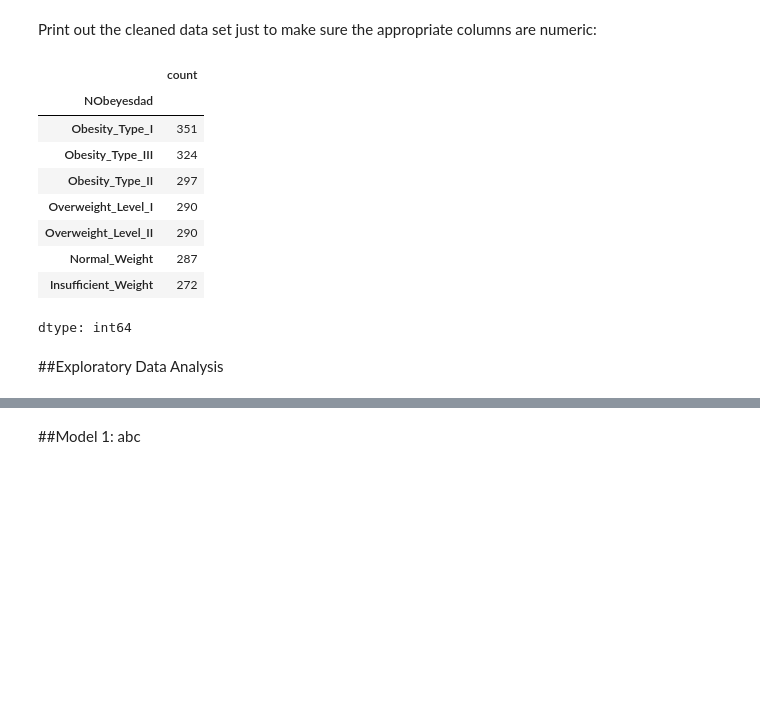
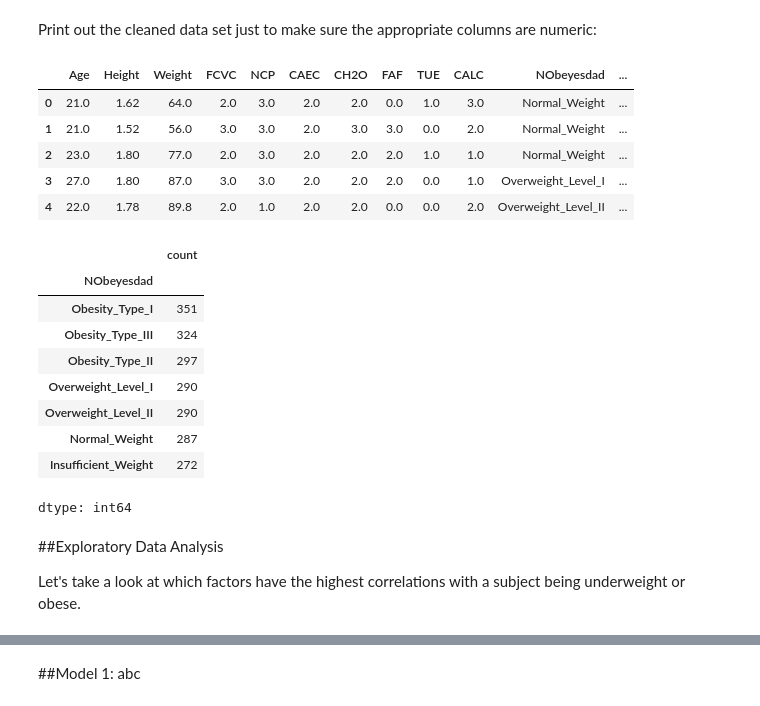
Before and after one commit to zsturk/Dat402_Proj1, a Jupyter notebook: DAT 402 Project 1.ipynb, the cells around one changed output, grey strips where cells are left out. Drawn from its saved outputs; the diff is of its cells as text; code cells hidden in the pictures; blank space fills up the shorter version.

```diff
--- a/DAT 402 Project 1.ipynb
+++ b/DAT 402 Project 1.ipynb
@@ -132,20 +133,30 @@ numeric_df = pd.get_dummies(numeric_df,
 Print out the cleaned data set just to make sure the appropriate columns are numeric:
 # %%
 numeric_df.head()
-numeric_df['NObeyesdad'].value_counts()
 # %% [output]
-|  | count |
-| NObeyesdad |  |
-| Obesity_Type_I | 351 |
-| Obesity_Type_III | 324 |
-| Obesity_Type_II | 297 |
-| Overweight_Level_I | 290 |
-| Overweight_Level_II | 290 |
-| Normal_Weight | 287 |
-| Insufficient_Weight | 272 |
+|  | Age | Height | Weight | FCVC | NCP | CAEC | CH2O | FAF | TUE | CALC | NObeyesdad | ... |
+| 0 | 21.0 | 1.62 | 64.0 | 2.0 | 3.0 | 2.0 | 2.0 | 0.0 | 1.0 | 3.0 | Normal_Weight | ... |
+| 1 | 21.0 | 1.52 | 56.0 | 3.0 | 3.0 | 2.0 | 3.0 | 3.0 | 0.0 | 2.0 | Normal_Weight | ... |
+| 2 | 23.0 | 1.80 | 77.0 | 2.0 | 3.0 | 2.0 | 2.0 | 2.0 | 1.0 | 1.0 | Normal_Weight | ... |
+| 3 | 27.0 | 1.80 | 87.0 | 3.0 | 3.0 | 2.0 | 2.0 | 2.0 | 0.0 | 1.0 | Overweight_Level_I | ... |
+| 4 | 22.0 | 1.78 | 89.8 | 2.0 | 1.0 | 2.0 | 2.0 | 0.0 | 0.0 | 2.0 | Overweight_Level_II | ... |
-dtype: int64
+# %%
+df["NObeyesdad"].value_counts()
+# %% [output]
+|  | count |
+| NObeyesdad |  |
+| Obesity_Type_I | 351 |
+| Obesity_Type_III | 324 |
+| Obesity_Type_II | 297 |
+| Overweight_Level_I | 290 |
+| Overweight_Level_II | 290 |
+| Normal_Weight | 287 |
+| Insufficient_Weight | 272 |
+dtype: int64
 # %% [markdown]
 ##Exploratory Data Analysis
+
+Let's take a look at which factors have the highest correlations with a subject being underweight or obese.
 # %%
 #Note to Amoreena: I think we should use "df" dataframe for this part, and graphing etc. since it is more "human friendly"
 #and then use the "numeric_df" for the actual splitting, and training etc
```
Also changed, not shown: parts of 10 cells of this notebook.
